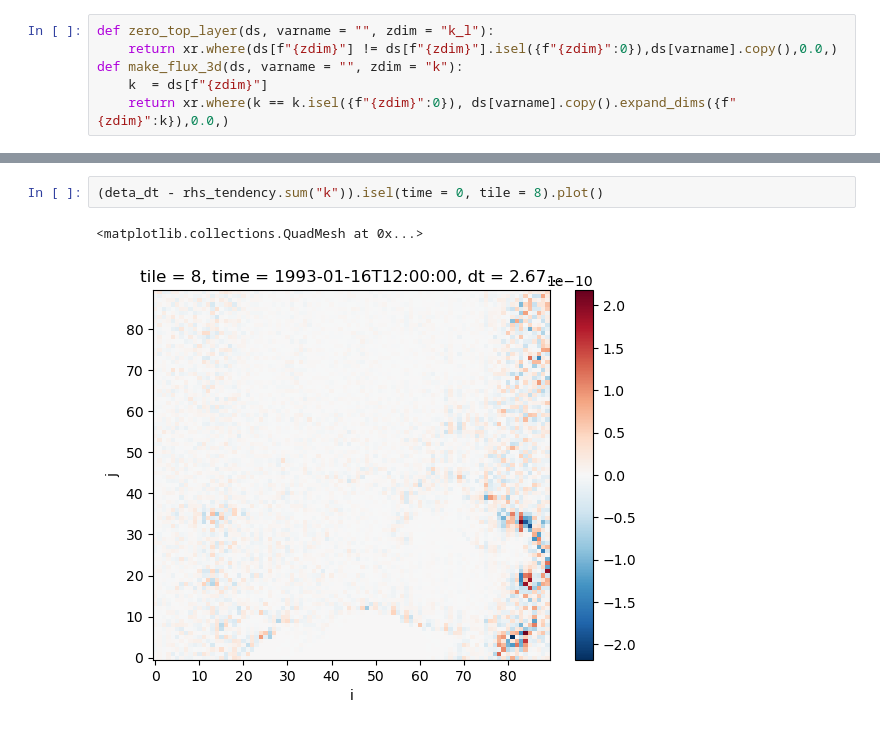
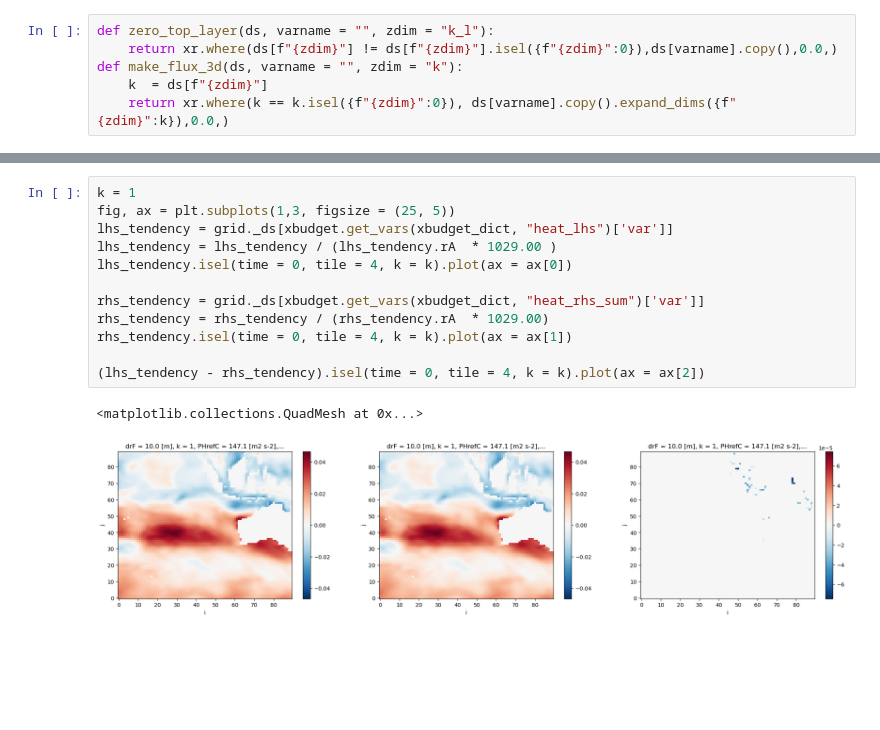
Before and after one commit to anthony-meza/xbudget, a Jupyter notebook: examples/LLC90_budget_examples_mass_heat_salt.ipynb, the cells around one changed output, grey strips where cells are left out. Saved outputs shown, nothing was run; the diff lists cells and outputs as text; blank space fills up the shorter version.

```diff
--- a/examples/LLC90_budget_examples_mass_heat_salt.ipynb
+++ b/examples/LLC90_budget_examples_mass_heat_salt.ipynb
@@ -72,5 +76,15 @@ rhs_tendency.isel(time = 0, tile = 8).sum("k").plot()
 # %%
-(deta_dt - rhs_tendency.sum("k")).isel(time = 0, tile = 8).plot()
+k = 1
+fig, ax = plt.subplots(1,3, figsize = (25, 5))
+lhs_tendency = grid._ds[xbudget.get_vars(xbudget_dict, "heat_lhs")['var']]
+lhs_tendency = lhs_tendency / (lhs_tendency.rA  * 1029.00 )
+lhs_tendency.isel(time = 0, tile = 4, k = k).plot(ax = ax[0])
+
+rhs_tendency = grid._ds[xbudget.get_vars(xbudget_dict, "heat_rhs_sum")['var']]
+rhs_tendency = rhs_tendency / (rhs_tendency.rA  * 1029.00)
+rhs_tendency.isel(time = 0, tile = 4, k = k).plot(ax = ax[1])
+
+(lhs_tendency - rhs_tendency).isel(time = 0, tile = 4, k = k).plot(ax = ax[2])
 # %% [output]
 <matplotlib.collections.QuadMesh at 0x...>
-[figure, old version]
+[figure, new version]
```
Also changed, not shown: parts of 8 cells of this notebook, 5 other files.
